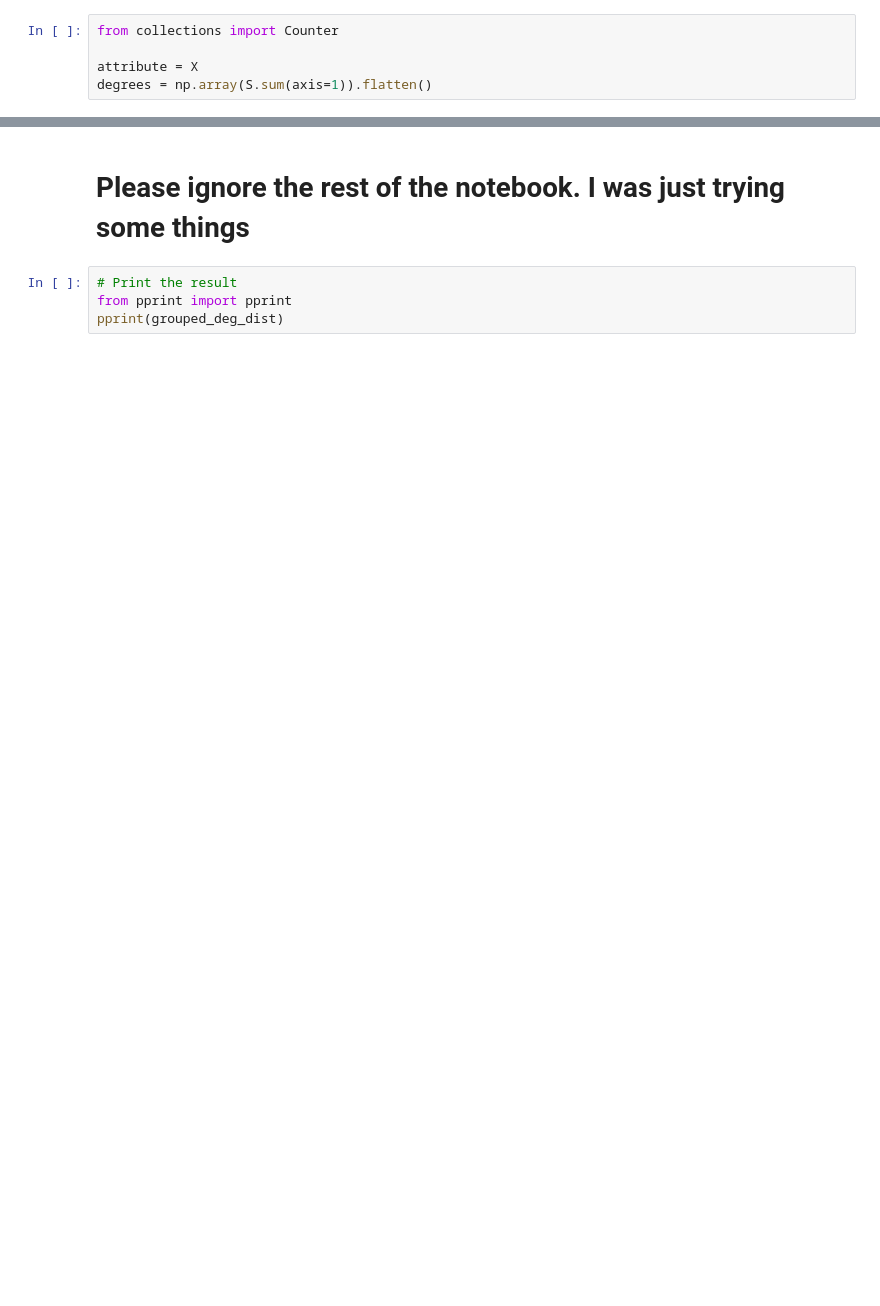
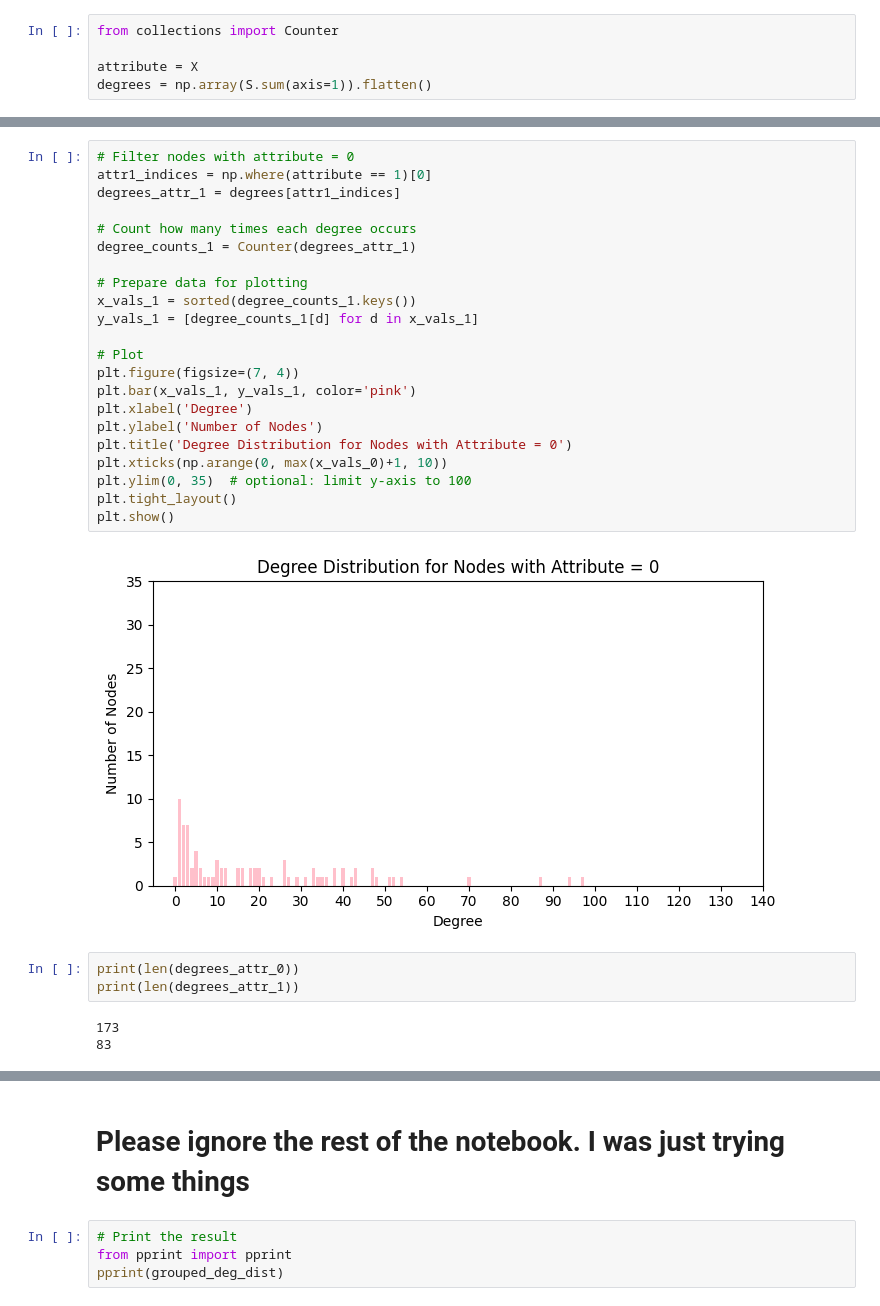
Before and after one commit to skas08/faircat, a Jupyter notebook: generation_degrees.ipynb, the cells around one changed output, grey strips where cells are left out. Saved outputs shown, nothing was run; the diff lists cells and outputs as text; blank space fills up the shorter version.

```diff
--- a/generation_degrees.ipynb
+++ b/generation_degrees.ipynb
@@ -214,0 +247,30 @@ IndexError: list index out of range
+# %%
+# Filter nodes with attribute = 0
+attr1_indices = np.where(attribute == 1)[0]
+degrees_attr_1 = degrees[attr1_indices]
+
+# Count how many times each degree occurs
+degree_counts_1 = Counter(degrees_attr_1)
+
+# Prepare data for plotting
+x_vals_1 = sorted(degree_counts_1.keys())
+y_vals_1 = [degree_counts_1[d] for d in x_vals_1]
+
+# Plot
+plt.figure(figsize=(7, 4))
+plt.bar(x_vals_1, y_vals_1, color='pink')
+plt.xlabel('Degree')
+plt.ylabel('Number of Nodes')
+plt.title('Degree Distribution for Nodes with Attribute = 0')
+plt.xticks(np.arange(0, max(x_vals_0)+1, 10))
+plt.ylim(0, 35)  # optional: limit y-axis to 100
+plt.tight_layout()
+plt.show()
+# %% [output]
+[figure, added]
+# %%
+print(len(degrees_attr_0))
+print(len(degrees_attr_1))
+# %% [output]
+173
+83
```
Also changed, not shown: parts of 18 cells of this notebook, 1 other file.
